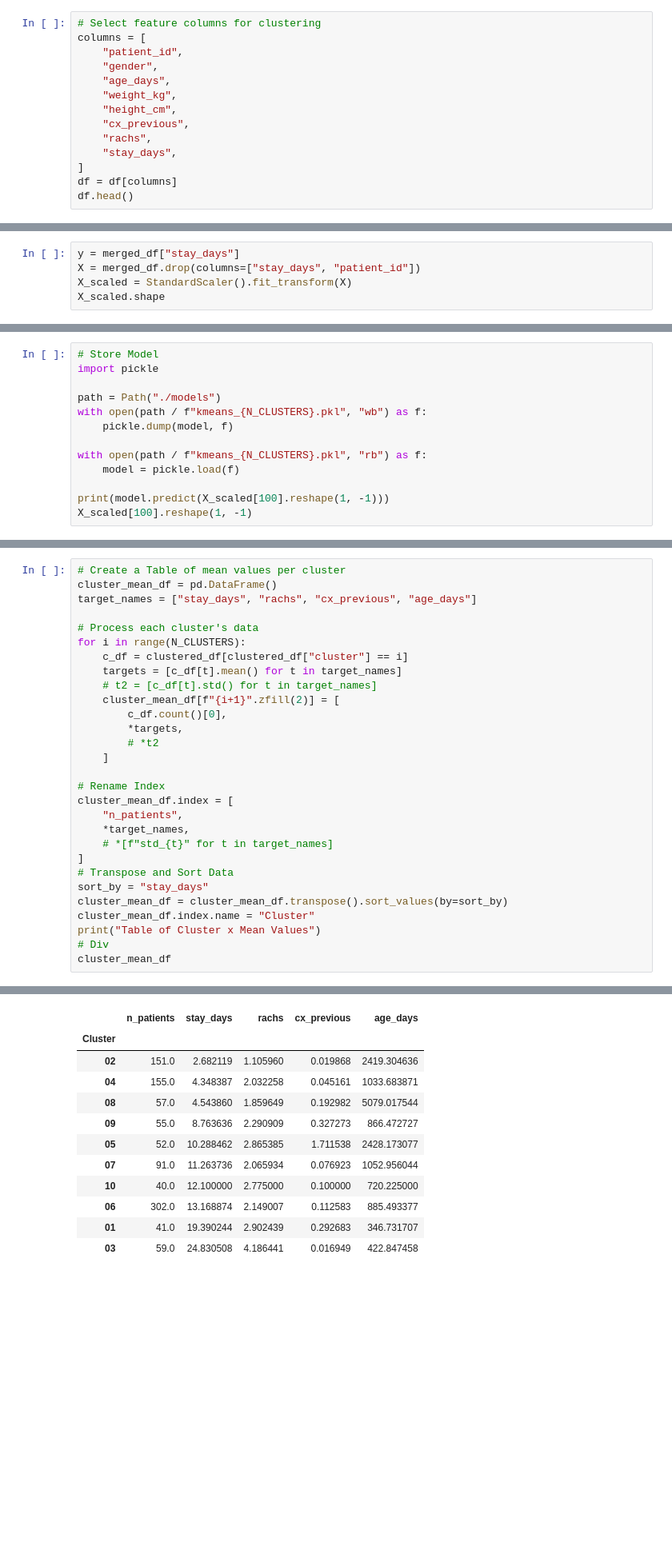
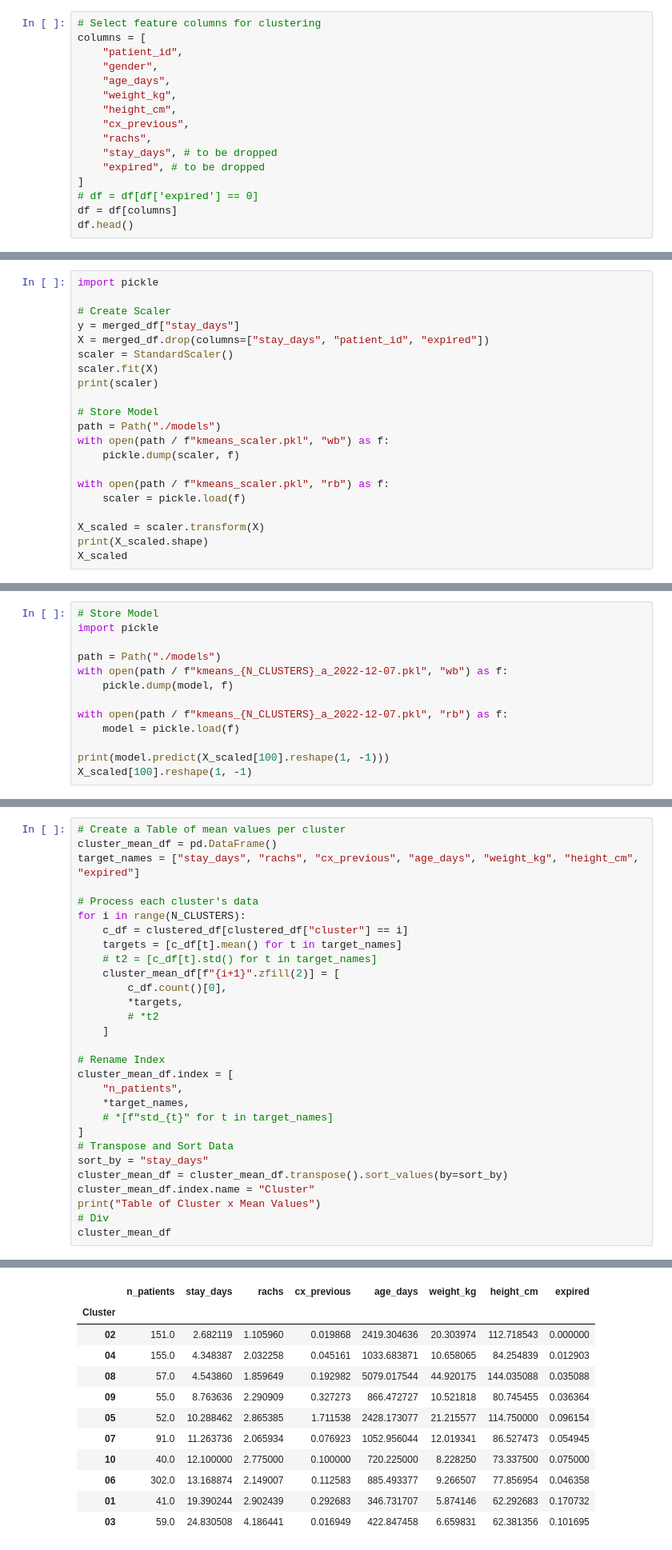
Before and after one commit to DanielaSotoSainz/final_project, a Jupyter notebook: machine_learning/ml_clusters_full.ipynb, the cells around one changed output, grey strips where cells are left out. Shown at 80% size. Saved outputs shown, nothing was run; the diff lists cells and outputs as text; blank space fills up the shorter version.

Commit message:
stored Kmeans, LinReg and Scaler

```diff
--- a/machine_learning/ml_clusters_full.ipynb
+++ b/machine_learning/ml_clusters_full.ipynb
@@ -38,8 +38,10 @@ columns = [
     "height_cm",
     "cx_previous",
     "rachs",
-    "stay_days",
+    "stay_days", # to be dropped
+    "expired", # to be dropped
 ]
+# df = df[df['expired'] == 0]
 df = df[columns]
 df.head()
 # %% [output]
@@ -166,0 +172,21 @@ Index(['patient_id', 'gender', 'age_days', 'weight_kg', 'height_cm',
+# %%
+import pickle
+
+# Create Scaler
+y = merged_df["stay_days"]
+X = merged_df.drop(columns=["stay_days", "patient_id", "expired"])
+scaler = StandardScaler()
+scaler.fit(X)
+print(scaler)
+
+# Store Model
+path = Path("./models")
+with open(path / f"kmeans_scaler.pkl", "wb") as f:
+    pickle.dump(scaler, f)
+
+with open(path / f"kmeans_scaler.pkl", "rb") as f:
+    scaler = pickle.load(f)
+
+X_scaled = scaler.transform(X)
+print(X_scaled.shape)
+X_scaled
@@ -167,7 +209,2 @@ Index(['patient_id', 'gender', 'age_days', 'weight_kg', 'height_cm',
 # %% [markdown]
 ## Part 3: Principal Component Analysis
-# %%
-y = merged_df["stay_days"]
-X = merged_df.drop(columns=["stay_days", "patient_id"])
-X_scaled = StandardScaler().fit_transform(X)
-X_scaled.shape
@@ -228,10 +263,10 @@ dtype: int64
 import pickle
 
 path = Path("./models")
-with open(path / f"kmeans_{N_CLUSTERS}.pkl", "wb") as f:
+with open(path / f"kmeans_{N_CLUSTERS}_a_2022-12-07.pkl", "wb") as f:
     pickle.dump(model, f)
 
-with open(path / f"kmeans_{N_CLUSTERS}.pkl", "rb") as f:
+with open(path / f"kmeans_{N_CLUSTERS}_a_2022-12-07.pkl", "rb") as f:
     model = pickle.load(f)
 
 print(model.predict(X_scaled[100].reshape(1, -1)))
@@ -272,46 +307,46 @@ Text(0, 0.5, 'Average Stay Days')
 # %%
 # Create a Table of mean values per cluster
 cluster_mean_df = pd.DataFrame()
-target_names = ["stay_days", "rachs", "cx_previous", "age_days"]
+target_names = ["stay_days", "rachs", "cx_previous", "age_days", "weight_kg", "height_cm", "expired"]
 
 # Process each cluster's data
 for i in range(N_CLUSTERS):
     c_df = clustered_df[clustered_df["cluster"] == i]
     targets = [c_df[t].mean() for t in target_names]
     # t2 = [c_df[t].std() for t in target_names]
     cluster_mean_df[f"{i+1}".zfill(2)] = [
         c_df.count()[0],
         *targets,
         # *t2
     ]
 
 # Rename Index
 cluster_mean_df.index = [
     "n_patients",
     *target_names,
     # *[f"std_{t}" for t in target_names]
 ]
 # Transpose and Sort Data
 sort_by = "stay_days"
 cluster_mean_df = cluster_mean_df.transpose().sort_values(by=sort_by)
 cluster_mean_df.index.name = "Cluster"
 print("Table of Cluster x Mean Values")
 # Div
 cluster_mean_df
 # %% [output]
 Table of Cluster x Mean Values
-|  | n_patients | stay_days | rachs | cx_previous | age_days |
-| Cluster |  |  |  |  |  |
-| 02 | 151.0 | 2.682119 | 1.105960 | 0.019868 | 2419.304636 |
-| 04 | 155.0 | 4.348387 | 2.032258 | 0.045161 | 1033.683871 |
-| 08 | 57.0 | 4.543860 | 1.859649 | 0.192982 | 5079.017544 |
-| 09 | 55.0 | 8.763636 | 2.290909 | 0.327273 | 866.472727 |
-| 05 | 52.0 | 10.288462 | 2.865385 | 1.711538 | 2428.173077 |
-| 07 | 91.0 | 11.263736 | 2.065934 | 0.076923 | 1052.956044 |
-| 10 | 40.0 | 12.100000 | 2.775000 | 0.100000 | 720.225000 |
-| 06 | 302.0 | 13.168874 | 2.149007 | 0.112583 | 885.493377 |
-| 01 | 41.0 | 19.390244 | 2.902439 | 0.292683 | 346.731707 |
-| 03 | 59.0 | 24.830508 | 4.186441 | 0.016949 | 422.847458 |
+|  | n_patients | stay_days | rachs | cx_previous | age_days | weight_kg | height_cm | expired |
+| Cluster |  |  |  |  |  |  |  |  |
+| 02 | 151.0 | 2.682119 | 1.105960 | 0.019868 | 2419.304636 | 20.303974 | 112.718543 | 0.000000 |
+| 04 | 155.0 | 4.348387 | 2.032258 | 0.045161 | 1033.683871 | 10.658065 | 84.254839 | 0.012903 |
+| 08 | 57.0 | 4.543860 | 1.859649 | 0.192982 | 5079.017544 | 44.920175 | 144.035088 | 0.035088 |
+| 09 | 55.0 | 8.763636 | 2.290909 | 0.327273 | 866.472727 | 10.521818 | 80.745455 | 0.036364 |
+| 05 | 52.0 | 10.288462 | 2.865385 | 1.711538 | 2428.173077 | 21.215577 | 114.750000 | 0.096154 |
+| 07 | 91.0 | 11.263736 | 2.065934 | 0.076923 | 1052.956044 | 12.019341 | 86.527473 | 0.054945 |
+| 10 | 40.0 | 12.100000 | 2.775000 | 0.100000 | 720.225000 | 8.228250 | 73.337500 | 0.075000 |
+| 06 | 302.0 | 13.168874 | 2.149007 | 0.112583 | 885.493377 | 9.266507 | 77.856954 | 0.046358 |
+| 01 | 41.0 | 19.390244 | 2.902439 | 0.292683 | 346.731707 | 5.874146 | 62.292683 | 0.170732 |
+| 03 | 59.0 | 24.830508 | 4.186441 | 0.016949 | 422.847458 | 6.659831 | 62.381356 | 0.101695 |
 # %%
 # Outliers
 # %%
```
Also changed, not shown: parts of 11 cells of this notebook, 6 other files.
